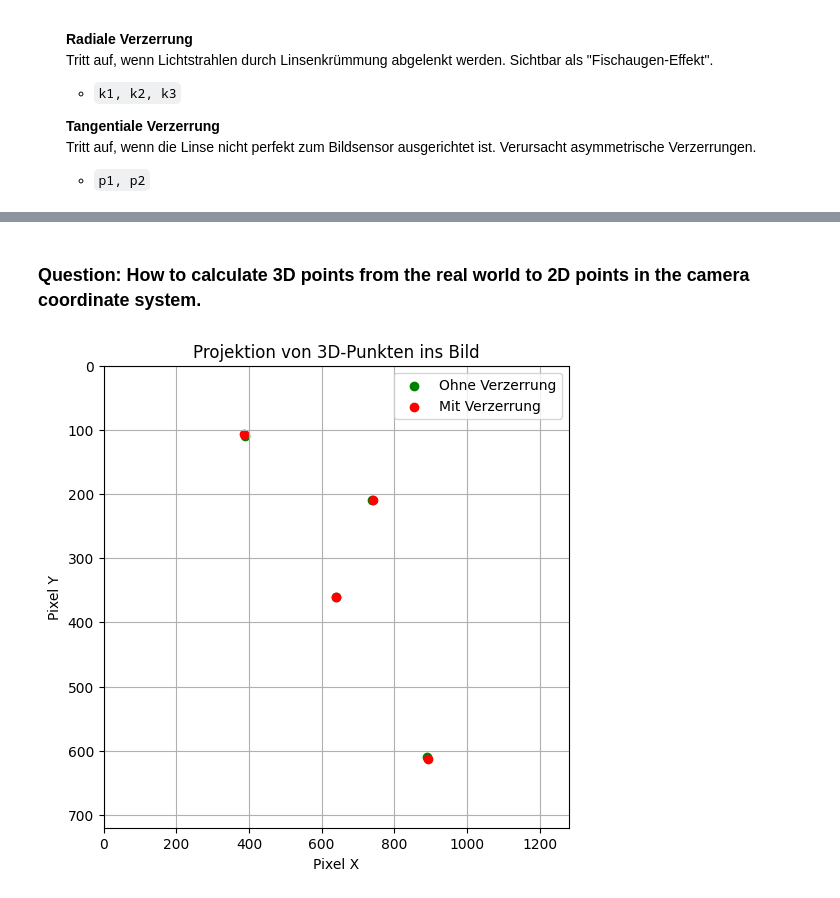
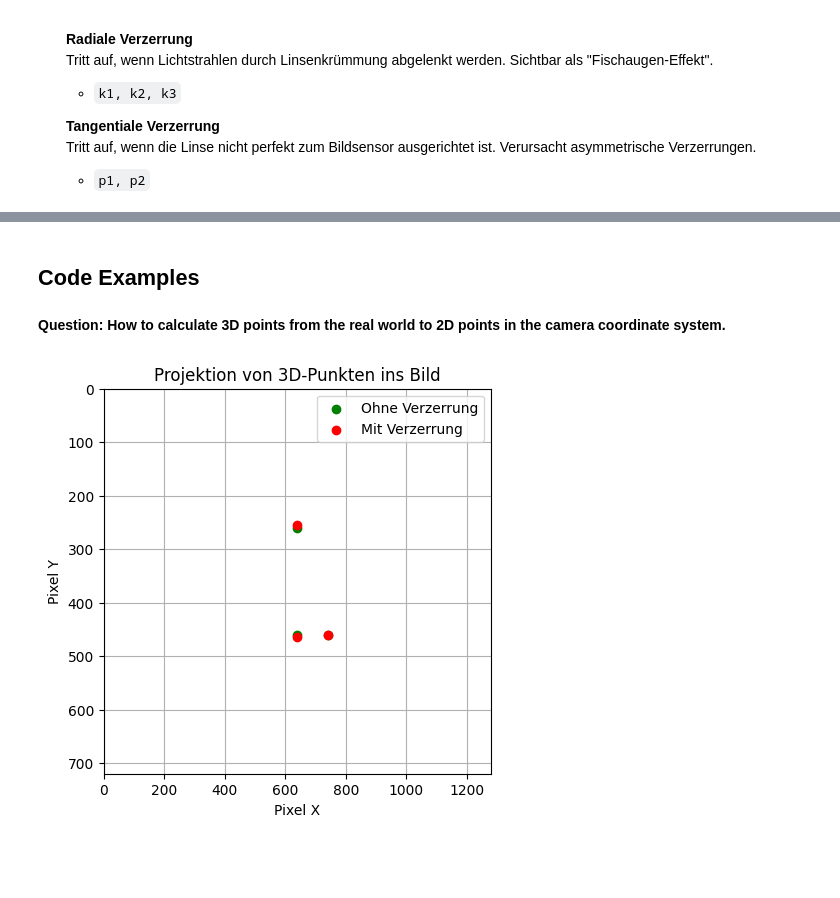
Before and after one commit to lukestairwalker/OpenCV, a Jupyter notebook: notebooks/camera_model.ipynb, the cells around one changed output, grey strips where cells are left out. Saved outputs shown, nothing was run; the diff lists cells and outputs as text; code cells hidden in the pictures; blank space fills up the shorter version.

```diff
--- a/notebooks/camera_model.ipynb
+++ b/notebooks/camera_model.ipynb
@@ -119,5 +123,7 @@ Youtube Video mit Erklärung:
 # %% [markdown]
-### Question: How to calculate 3D points from the real world to 2D points in the camera coordinate system.
+## Code Examples
+# %% [markdown]
+**Question: How to calculate 3D points from the real world to 2D points in the camera coordinate system.**
 # %%
 import cv2
 import numpy as np
@@ -128,44 +134,43 @@ import matplotlib.pyplot as plt
 
 # Intrinsische Kameramatrix
 K = np.array([
-    [1000, 0, 640],
-    [0, 1000, 360],
+    [100, 0, 640],
+    [0, 100, 360],
     [0, 0, 1]
 ], dtype=np.float32)
 
 # Verzerrungskoeffizienten (hier beispielhaft, wichtig für reale Kameras)
 dist_coeffs = np.array([0.1, -0.05, 0, 0, 0], dtype=np.float32)
 
-# Mehrere 3D-Punkte vor der Kamera
+# Mehrere 3D-Punkte vor der Kamera in Metern
 # Diese Vektoren anpassen
 points_3D = np.array([
-    [0, 0, 2],
-    [0.5, 0.5, 2],
-    [-0.5, -0.5, 2],
-    [0.2, -0.3, 2]
+    [0, 1, 1],
+    [0, -1, 1],
+    [1, 1, 1]
 ], dtype=np.float32)
 
 # Keine Rotation und Translation
 rvec = np.zeros(3)
 tvec = np.zeros(3)
 
 # Projektion mit Verzerrung
 image_points_distorted, _ = cv2.projectPoints(points_3D, rvec, tvec, K, dist_coeffs)
 
 # Projektion ohne Verzerrung
 image_points_undistorted, _ = cv2.projectPoints(points_3D, rvec, tvec, K, None)
 
 # Plot
-plt.figure(figsize=(6, 6))
+plt.figure(figsize=(5, 5))
 plt.scatter(image_points_undistorted[:, 0, 0], image_points_undistorted[:, 0, 1], color='green', label='Ohne Verzerrung')
 plt.scatter(image_points_distorted[:, 0, 0], image_points_distorted[:, 0, 1], color='red', label='Mit Verzerrung')
 plt.xlim(0, 1280)
 plt.ylim(720, 0)
 plt.title("Projektion von 3D-Punkten ins Bild")
 plt.xlabel("Pixel X")
 plt.ylabel("Pixel Y")
 plt.legend()
 plt.grid()
 plt.show()
 # %% [output]
-[figure, old version]
+[figure, new version]
```
Also changed, not shown: parts of 10 cells of this notebook, 2 other files.
